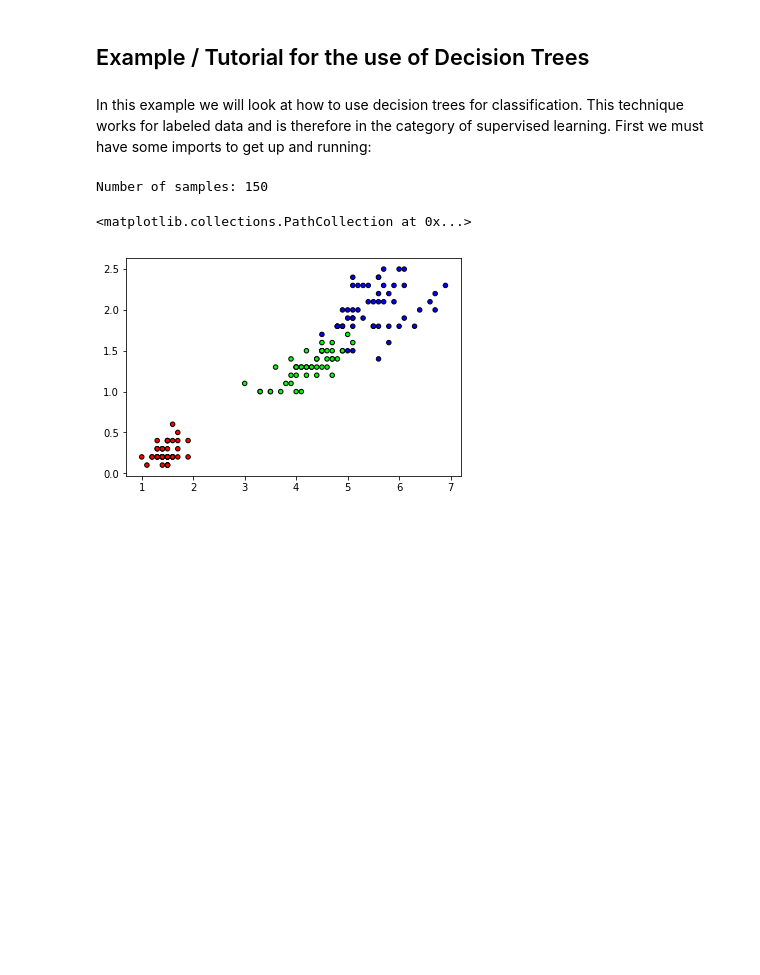
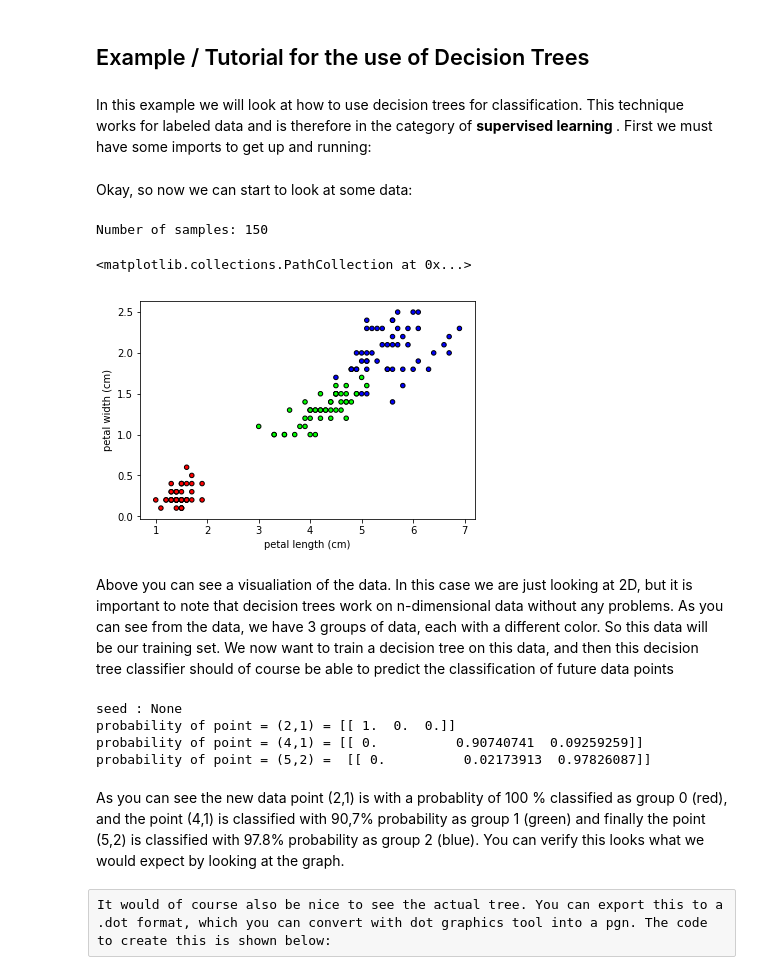
Before and after one commit to zaifrun/ml, a Jupyter notebook: DecisionTree.ipynb, the cells around one changed output. Saved outputs shown, nothing was run; the diff lists cells and outputs as text; code cells hidden in the pictures; blank space fills up the shorter version.

```diff
--- a/DecisionTree.ipynb
+++ b/DecisionTree.ipynb
@@ -2,26 +2,54 @@
 ## Example / Tutorial for the use of Decision Trees
 # %% [markdown]
 In this example we will look at how to use decision trees for classification.
-This technique works for labeled data and is therefore in the category of supervised learning.
+This technique works for labeled data and is therefore in the category of <b> supervised learning </b>.
 First we must have some imports to get up and running:
 # %%
 from sklearn.datasets import load_iris
 from sklearn.tree import DecisionTreeClassifier, export_graphviz
 import matplotlib.pyplot as plt
 from matplotlib.colors import ListedColormap
+# %% [markdown]
+Okay, so now we can start to look at some data:
 # %%
 iris = load_iris()  # load iris sample dataset
 X = iris.data[:,2:] # petal length and width, so 2D information
 y = iris.target
 # check how many samples we have
 print("Number of samples: " +str(len(y)))
 #visulize the dataset
 plt.figure()
-#define colors - read, green, blue
+#define colors - red, green, blue
 colormap = ListedColormap(['#FF0000', '#00FF00', '#0000FF'])
+# pplot labxel
+plt.xlabel(iris.feature_names[2])
+plt.ylabel(iris.feature_names[3])
 # Plot the training points
 plt.scatter(X[:, 0], X[:, 1], c=y, cmap=colormap,edgecolor='black', s=20)
 # %% [output]
 Number of samples: 150
 <matplotlib.collections.PathCollection at 0x...>
-[figure, old version]
+[figure, new version]
+# %% [markdown]
+Above you can see a visualiation of the data. In this case we are just looking at 2D, but it is important to note that decision trees work on n-dimensional data without any problems.
+As you can see from the data, we have 3 groups of data, each with a different color. So this data will be our training set. We now want to train a decision tree on this data, and then this decision tree classifier should of course be able to predict the classification of future data points
+# %%
+tree_clf = DecisionTreeClassifier(max_depth=2) ## indicate we do not want the tree to be deeper than 2 levels
+tree_clf.fit(X,y) # training the classifier
+print("seed : "+ str(tree_clf.random_state))
+
+#prediction
+print("probability of point = (2,1) = "+str(tree_clf.predict_proba([[2,1]])))
+print("probability of point = (4,1) = "+str(tree_clf.predict_proba([[4,1]])))
+print("probability of point = (5,2) =  "+str(tree_clf.predict_proba([[5,2]])))
+# %% [output]
+seed : None
+probability of point = (2,1) = [[ 1.  0.  0.]]
+probability of point = (4,1) = [[ 0.          0.90740741  0.09259259]]
+probability of point = (5,2) =  [[ 0.          0.02173913  0.97826087]]
+# %% [markdown]
+As you can see the new data point (2,1) is with a probablity of 100 % classified as group 0 (red),
+and the point (4,1) is classified with 90,7% probability as group 1 (green) and finally the point
+(5,2) is classified with 97.8% probability as group 2 (blue). You can verify this looks what we would expect by looking at the graph.
+# %% [raw]
+It would of course also be nice to see the actual tree. You can export this to a .dot format, which you can convert with dot graphics tool into a pgn. The code to create this is shown below:
```
Also changed, not shown: parts of 1 cell of this notebook.
